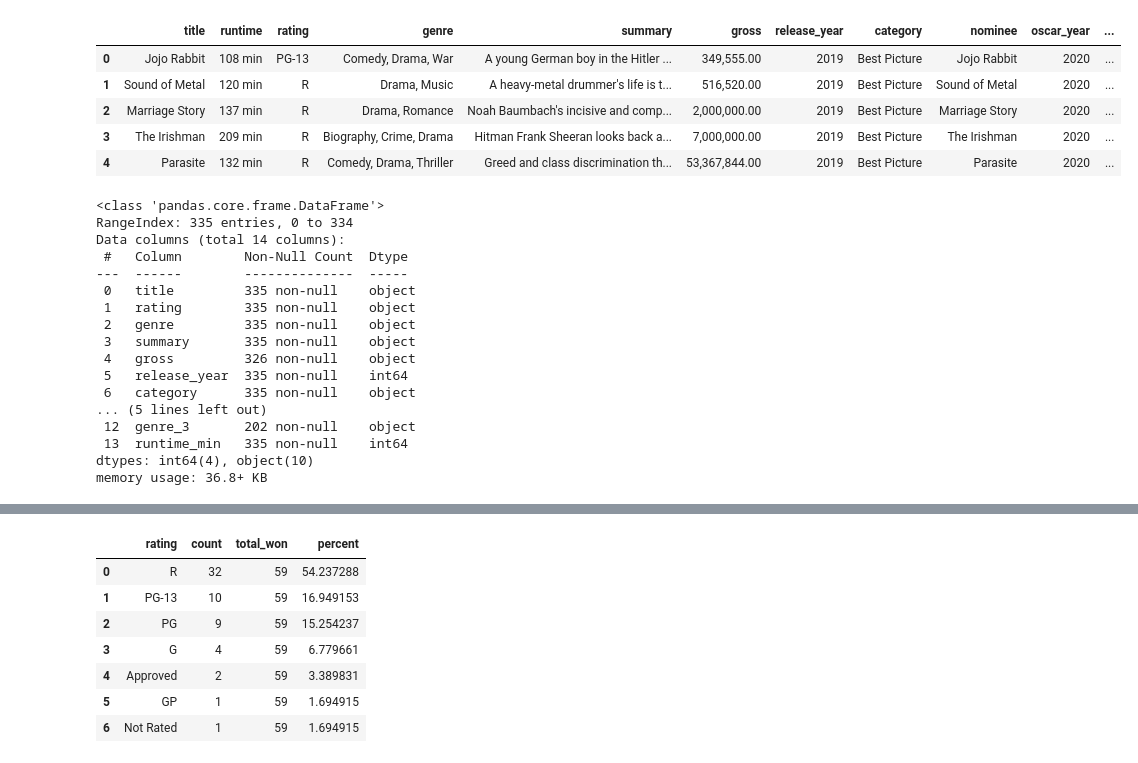
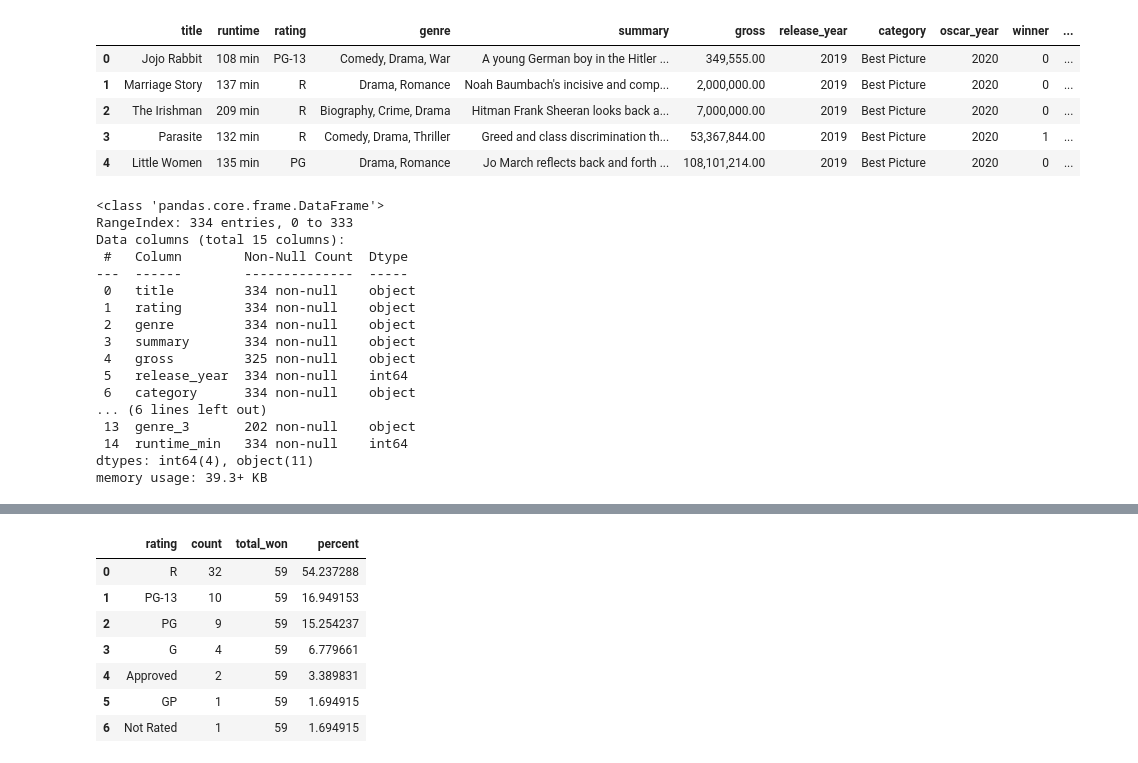
Before and after one commit to zoeteets/capstone, a Jupyter notebook: exploratory_analysis.ipynb, the cells around one changed output, grey strips where cells are left out. Cells and saved outputs as stored; diff of their text form; code cells hidden in the pictures.

```diff
--- a/exploratory_analysis.ipynb
+++ b/exploratory_analysis.ipynb
@@ -1,9 +1,7 @@
 # %%
 import pandas as pd
 # %%
-# manually edited errors in Excel
-# bring edited csv back in
-bp_full_df = pd.read_csv('bp_full_df2.csv')
-bp_full_df = bp_full_df.drop(columns={'Unnamed: 0'})
+# bring edited csv back in to separate genres
+bp_full_df = pd.read_csv('with_producers.csv')
 bp_full_df
 # %% [output]
@@ -76,15 +74,13 @@ bp_full_df
-# %%
-#drop unneccessary columns
-bp_full_df = bp_full_df.drop(columns={'matches'})
 # %%
+bp_full_df = bp_full_df.rename(columns = {'release_year_x':'release_year'})
 bp_full_df.head()
 # %% [output]
-|  | title | runtime | rating | genre | summary | gross | release_year | category | nominee | oscar_year | ... |
-| 0 | Jojo Rabbit | 108 min | PG-13 | Comedy, Drama, War | A young German boy in the Hitler ... | 349,555.00 | 2019 | Best Picture | Jojo Rabbit | 2020 | ... |
-| 1 | Sound of Metal | 120 min | R | Drama, Music | A heavy-metal drummer's life is t... | 516,520.00 | 2019 | Best Picture | Sound of Metal | 2020 | ... |
-| 2 | Marriage Story | 137 min | R | Drama, Romance | Noah Baumbach's incisive and comp... | 2,000,000.00 | 2019 | Best Picture | Marriage Story | 2020 | ... |
-| 3 | The Irishman | 209 min | R | Biography, Crime, Drama | Hitman Frank Sheeran looks back a... | 7,000,000.00 | 2019 | Best Picture | The Irishman | 2020 | ... |
-| 4 | Parasite | 132 min | R | Comedy, Drama, Thriller | Greed and class discrimination th... | 53,367,844.00 | 2019 | Best Picture | Parasite | 2020 | ... |
+|  | title | runtime | rating | genre | summary | gross | release_year | category | oscar_year | winner | ... |
+| 0 | Jojo Rabbit | 108 min | PG-13 | Comedy, Drama, War | A young German boy in the Hitler ... | 349,555.00 | 2019 | Best Picture | 2020 | 0 | ... |
+| 1 | Marriage Story | 137 min | R | Drama, Romance | Noah Baumbach's incisive and comp... | 2,000,000.00 | 2019 | Best Picture | 2020 | 0 | ... |
+| 2 | The Irishman | 209 min | R | Biography, Crime, Drama | Hitman Frank Sheeran looks back a... | 7,000,000.00 | 2019 | Best Picture | 2020 | 0 | ... |
+| 3 | Parasite | 132 min | R | Comedy, Drama, Thriller | Greed and class discrimination th... | 53,367,844.00 | 2019 | Best Picture | 2020 | 1 | ... |
+| 4 | Little Women | 135 min | PG | Drama, Romance | Jo March reflects back and forth ... | 108,101,214.00 | 2019 | Best Picture | 2020 | 0 | ... |
 # %%
 #clean runtime, int only
 bp_full_df['runtime_min'] = bp_full_df['runtime'].str.extract('(.*)\s')
@@ -94,22 +90,22 @@ bp_full_df['runtime_min'] = pd.to_numeric(bp_full_df['runtime_min'])
 bp_full_df.info()
 # %% [output]
 <class 'pandas.core.frame.DataFrame'>
-RangeIndex: 335 entries, 0 to 334
-Data columns (total 14 columns):
+RangeIndex: 334 entries, 0 to 333
+Data columns (total 15 columns):
  #   Column        Non-Null Count  Dtype
 ---  ------        --------------  -----
- 0   title         335 non-null    object
- 1   rating        335 non-null    object
- 2   genre         335 non-null    object
- 3   summary       335 non-null    object
- 4   gross         326 non-null    object
- 5   release_year  335 non-null    int64
- 6   category      335 non-null    object
-... (5 lines left out)
- 12  genre_3       202 non-null    object
- 13  runtime_min   335 non-null    int64
-dtypes: int64(4), object(10)
-memory usage: 36.8+ KB
+ 0   title         334 non-null    object
+ 1   rating        334 non-null    object
+ 2   genre         334 non-null    object
+ 3   summary       334 non-null    object
+ 4   gross         325 non-null    object
+ 5   release_year  334 non-null    int64
+ 6   category      334 non-null    object
+... (6 lines left out)
+ 13  genre_3       202 non-null    object
+ 14  runtime_min   334 non-null    int64
+dtypes: int64(4), object(11)
+memory usage: 39.3+ KB
 # %%
 bp_full_df['gross'] = bp_full_df['gross'].str.replace(',', '')
 bp_full_df['gross'] = bp_full_df['gross'].str.replace('\.00', '')
```
Also changed, not shown: parts of 15 cells of this notebook.
